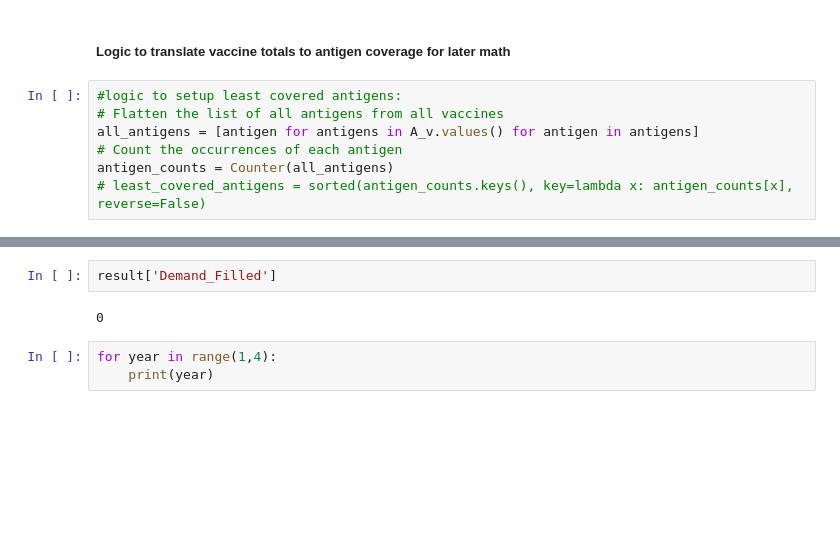
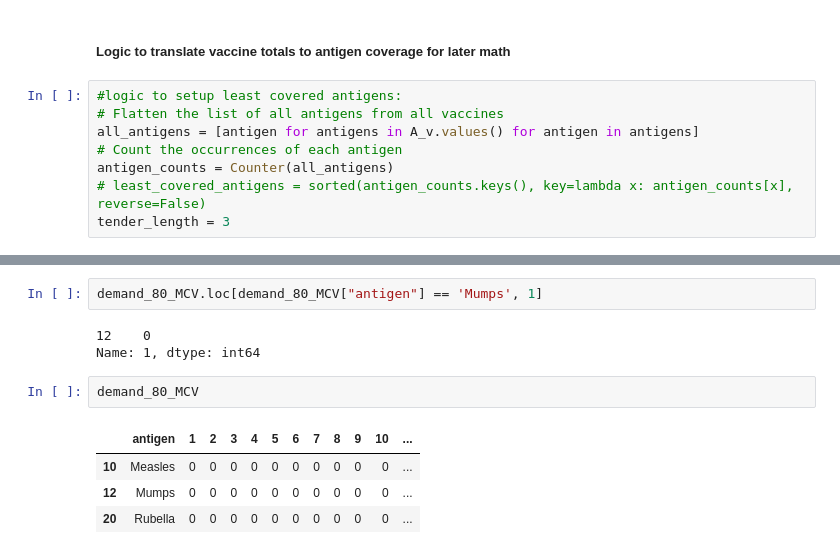
Before and after one commit to nuhorchak/Vaccine_Tender, a Jupyter notebook: Heuristic/heuristic_tenderer.ipynb, the cells around one changed output, grey strips where cells are left out. Drawn from its saved outputs; the diff is of its cells as text; blank space fills up the shorter version.

```diff
--- a/Heuristic/heuristic_tenderer.ipynb
+++ b/Heuristic/heuristic_tenderer.ipynb
@@ -166,3 +255,4 @@ all_antigens = [antigen for antigens in A_v.values() for antigen in antigens]
 # Count the occurrences of each antigen
 antigen_counts = Counter(all_antigens)
 # least_covered_antigens = sorted(antigen_counts.keys(), key=lambda x: antigen_counts[x], reverse=False)
+tender_length = 3
@@ -293,7 +393,12 @@ antigen Measles demand: 0
-# %%
-result['Demand_Filled']
-# %% [output]
-0
-# %%
-for year in range(1,4):
-    print(year)
+# %%
+demand_80_MCV.loc[demand_80_MCV["antigen"] == 'Mumps', 1]
+# %% [output]
+12    0
+Name: 1, dtype: int64
+# %%
+demand_80_MCV
+# %% [output]
+|  | antigen | 1 | 2 | 3 | 4 | 5 | 6 | 7 | 8 | 9 | 10 | ... |
+| 10 | Measles | 0 | 0 | 0 | 0 | 0 | 0 | 0 | 0 | 0 | 0 | ... |
+| 12 | Mumps | 0 | 0 | 0 | 0 | 0 | 0 | 0 | 0 | 0 | 0 | ... |
+| 20 | Rubella | 0 | 0 | 0 | 0 | 0 | 0 | 0 | 0 | 0 | 0 | ... |
```
Also changed, not shown: parts of 12 cells of this notebook, 4 other files.
